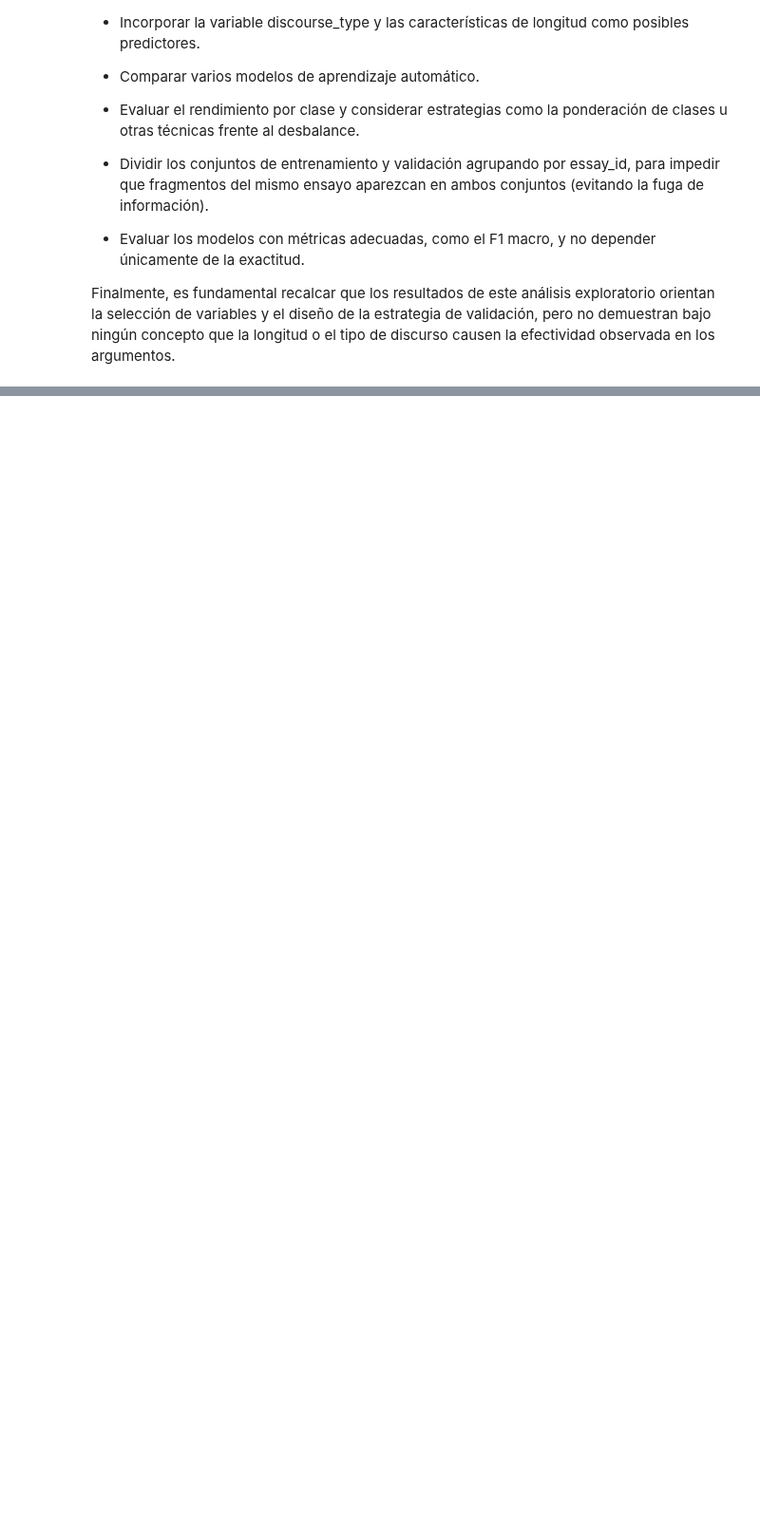
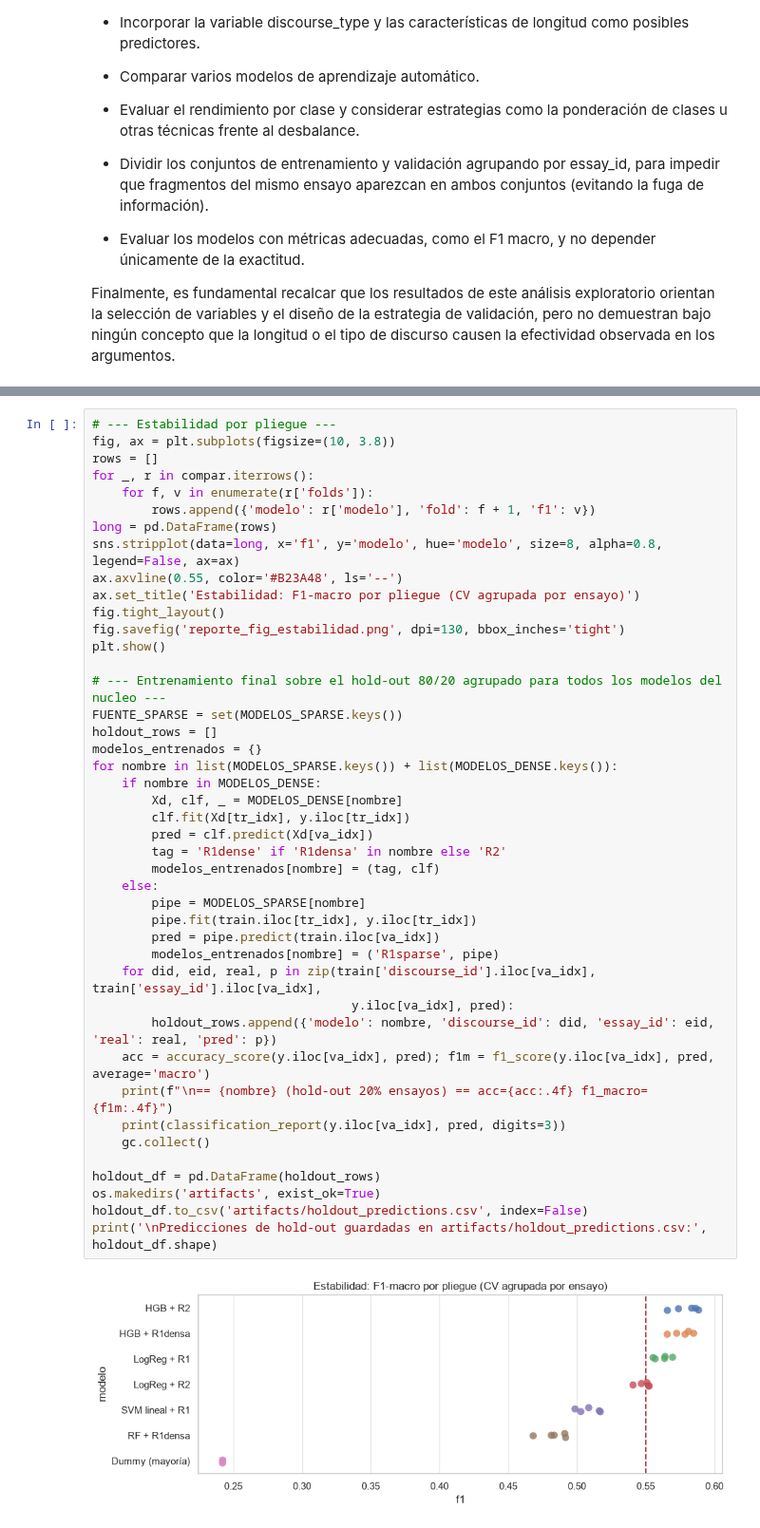
Before and after one commit to GAOV314/Proyecto2_resultados_DS, a Jupyter notebook: proyecto2-DS.ipynb, the cells around one changed output, grey strips where cells are left out. Shown at 95% size. Drawn from its saved outputs; the diff is of its cells as text; blank space fills up the shorter version.

```diff
--- a/proyecto2-DS.ipynb
+++ b/proyecto2-DS.ipynb
@@ -777,0 +1052,45 @@ fig.tight_layout(); plt.show()
+# %%
+# --- Estabilidad por pliegue ---
+fig, ax = plt.subplots(figsize=(10, 3.8))
+rows = []
+for _, r in compar.iterrows():
+    for f, v in enumerate(r['folds']):
+        rows.append({'modelo': r['modelo'], 'fold': f + 1, 'f1': v})
+long = pd.DataFrame(rows)
+sns.stripplot(data=long, x='f1', y='modelo', hue='modelo', size=8, alpha=0.8, legend=False, ax=ax)
+ax.axvline(0.55, color='#B23A48', ls='--')
+ax.set_title('Estabilidad: F1-macro por pliegue (CV agrupada por ensayo)')
+fig.tight_layout()
+fig.savefig('reporte_fig_estabilidad.png', dpi=130, bbox_inches='tight')
+plt.show()
+
+# --- Entrenamiento final sobre el hold-out 80/20 agrupado para todos los modelos del nucleo ---
+FUENTE_SPARSE = set(MODELOS_SPARSE.keys())
+holdout_rows = []
+modelos_entrenados = {}
+for nombre in list(MODELOS_SPARSE.keys()) + list(MODELOS_DENSE.keys()):
+    if nombre in MODELOS_DENSE:
+        Xd, clf, _ = MODELOS_DENSE[nombre]
+        clf.fit(Xd[tr_idx], y.iloc[tr_idx])
+        pred = clf.predict(Xd[va_idx])
+        tag = 'R1dense' if 'R1densa' in nombre else 'R2'
+        modelos_entrenados[nombre] = (tag, clf)
+    else:
+        pipe = MODELOS_SPARSE[nombre]
+        pipe.fit(train.iloc[tr_idx], y.iloc[tr_idx])
+        pred = pipe.predict(train.iloc[va_idx])
+        modelos_entrenados[nombre] = ('R1sparse', pipe)
+    for did, eid, real, p in zip(train['discourse_id'].iloc[va_idx], train['essay_id'].iloc[va_idx],
+                                   y.iloc[va_idx], pred):
+        holdout_rows.append({'modelo': nombre, 'discourse_id': did, 'essay_id': eid, 'real': real, 'pred': p})
+    acc = accuracy_score(y.iloc[va_idx], pred); f1m = f1_score(y.iloc[va_idx], pred, average='macro')
+    print(f"\n== {nombre} (hold-out 20% ensayos) == acc={acc:.4f} f1_macro={f1m:.4f}")
+    print(classification_report(y.iloc[va_idx], pred, digits=3))
+    gc.collect()
+
+holdout_df = pd.DataFrame(holdout_rows)
+os.makedirs('artifacts', exist_ok=True)
+holdout_df.to_csv('artifacts/holdout_predictions.csv', index=False)
+print('\nPredicciones de hold-out guardadas en artifacts/holdout_predictions.csv:', holdout_df.shape)
+# %% [output]
+[figure, added]
```
Also changed, not shown: parts of 71 cells of this notebook, 16 other files.
